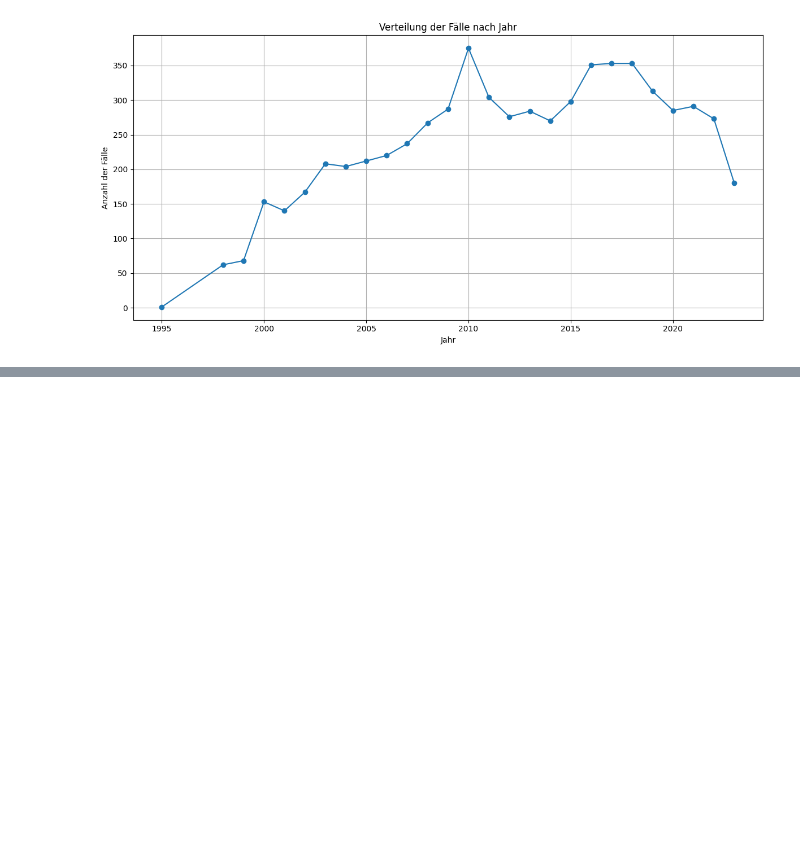
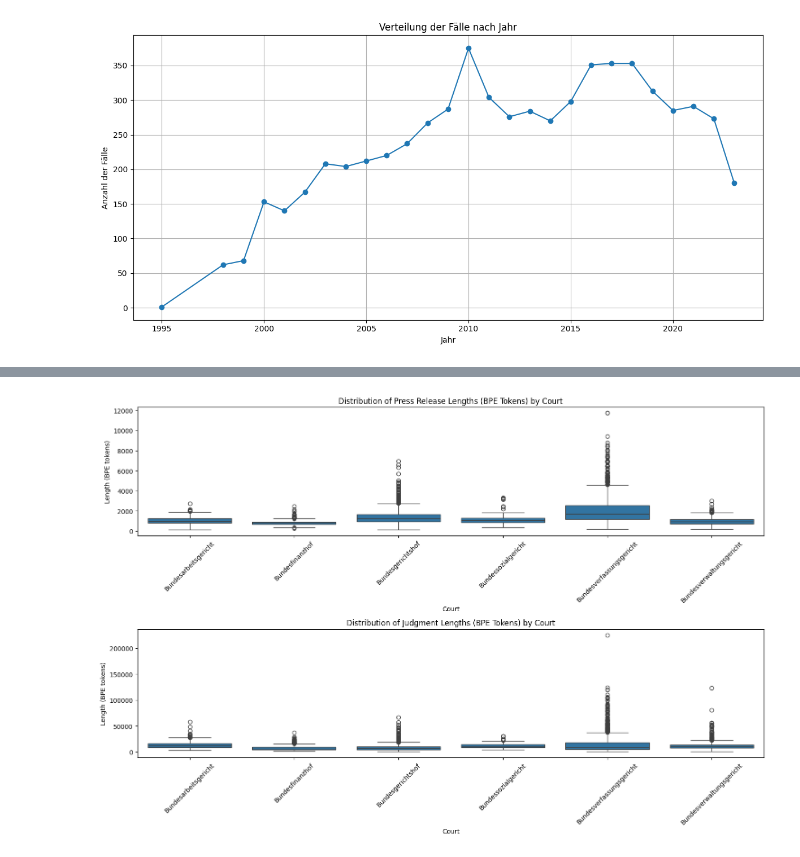
Before and after one commit to SebastianNagl/CourtPressGER, a Jupyter notebook: notebooks/deskriptiv.ipynb, the cells around one changed output, grey strips where cells are left out. Drawn from its saved outputs; the diff is of its cells as text; code cells hidden in the pictures; blank space fills up the shorter version.

```diff
--- a/notebooks/deskriptiv.ipynb
+++ b/notebooks/deskriptiv.ipynb
@@ -120,0 +137,89 @@ Beispiele für ungewöhnliche Verhältnisse:
+# %%
+# Compare token length distributions between courts and calculate averages
+
+import seaborn as sns
+
+
+
+# Set up the figure for distribution plots
+
+plt.figure(figsize=(15, 10))
+
+
+
+# Create subplots for summary and judgment distributions
+
+fig, (ax1, ax2) = plt.subplots(2, 1, figsize=(15, 10))
+
+
+
+# Plot distributions for summaries
+
+sns.boxplot(data=df, x='subset_name', y='summary_length', ax=ax1)
+
+ax1.set_title('Distribution of Press Release Lengths (BPE Tokens) by Court')
+
+ax1.set_xlabel('Court')
+
+ax1.set_ylabel('Length (BPE tokens)')
+
+ax1.tick_params(axis='x', rotation=45)
+
+
+
+# Plot distributions for judgments
+
+sns.boxplot(data=df, x='subset_name', y='judgement_length', ax=ax2)
+
+ax2.set_title('Distribution of Judgment Lengths (BPE Tokens) by Court')
+
+ax2.set_xlabel('Court')
+
+ax2.set_ylabel('Length (BPE tokens)')
+
+ax2.tick_params(axis='x', rotation=45)
+
+
+
+plt.tight_layout()
+
+plt.show()
+
+
+
+# Calculate and print average tokens per court
+
+print('\nAverage BPE Tokens per Court:')
+
+print('-' * 50)
+
+court_stats = df.groupby('subset_name').agg({
+
+    'summary_length': ['mean', 'std', 'count'],
+
+    'judgement_length': ['mean', 'std', 'count']
+
+}).round(2)
+
+
+
+# Rename columns for better readability
+
+court_stats.columns = ['Summary Mean', 'Summary Std', 'Summary Count',
+
+                      'Judgment Mean', 'Judgment Std', 'Judgment Count']
+
+print(court_stats)
+
+
+
+# Calculate overall statistics
+
+print('\nOverall Statistics:')
+
+print('-' * 50)
+
+print(f"Average Summary Length: {df['summary_length'].mean():.2f} ± {df['summary_length'].std():.2f} tokens")
+
+print(f"Average Judgment Length: {df['judgement_length'].mean():.2f} ± {df['judgement_length'].std():.2f} tokens")
+# %% [output]
@@ -120,0 +227 @@ Beispiele für ungewöhnliche Verhältnisse:
+[figure, added]
```
Also changed, not shown: parts of 7 cells of this notebook, 28 other files.
